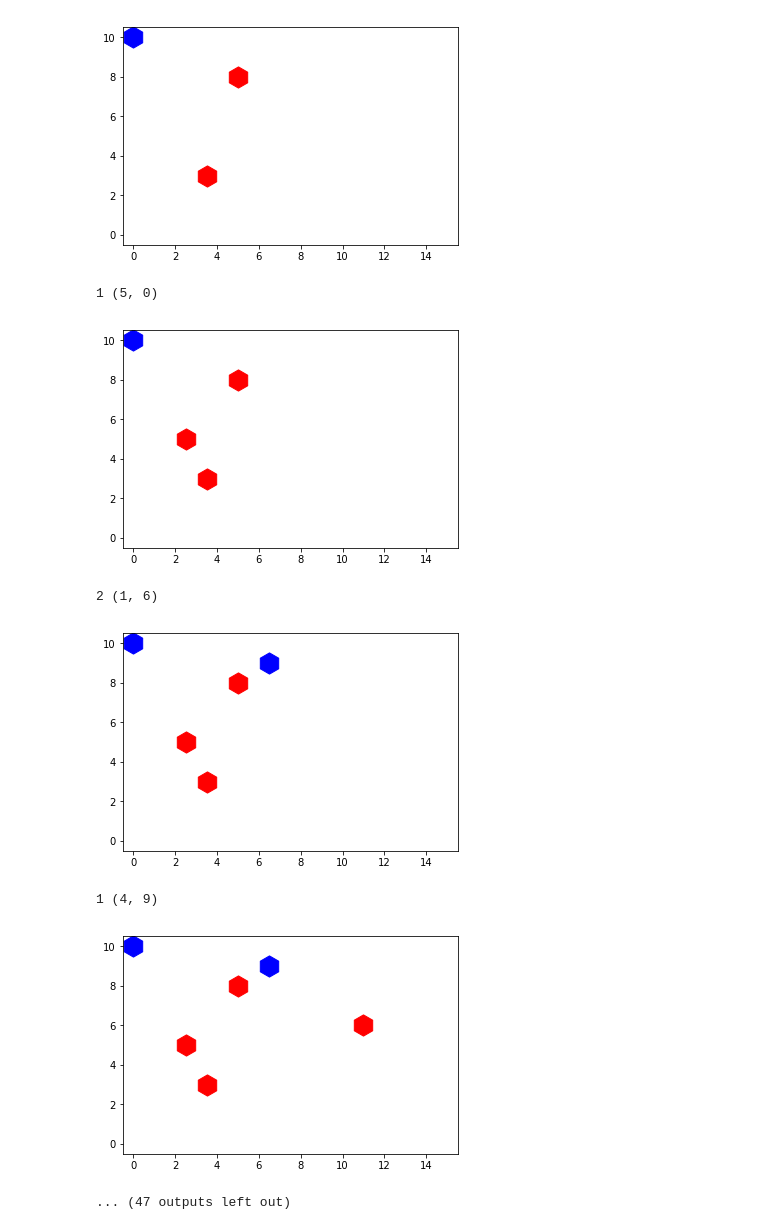
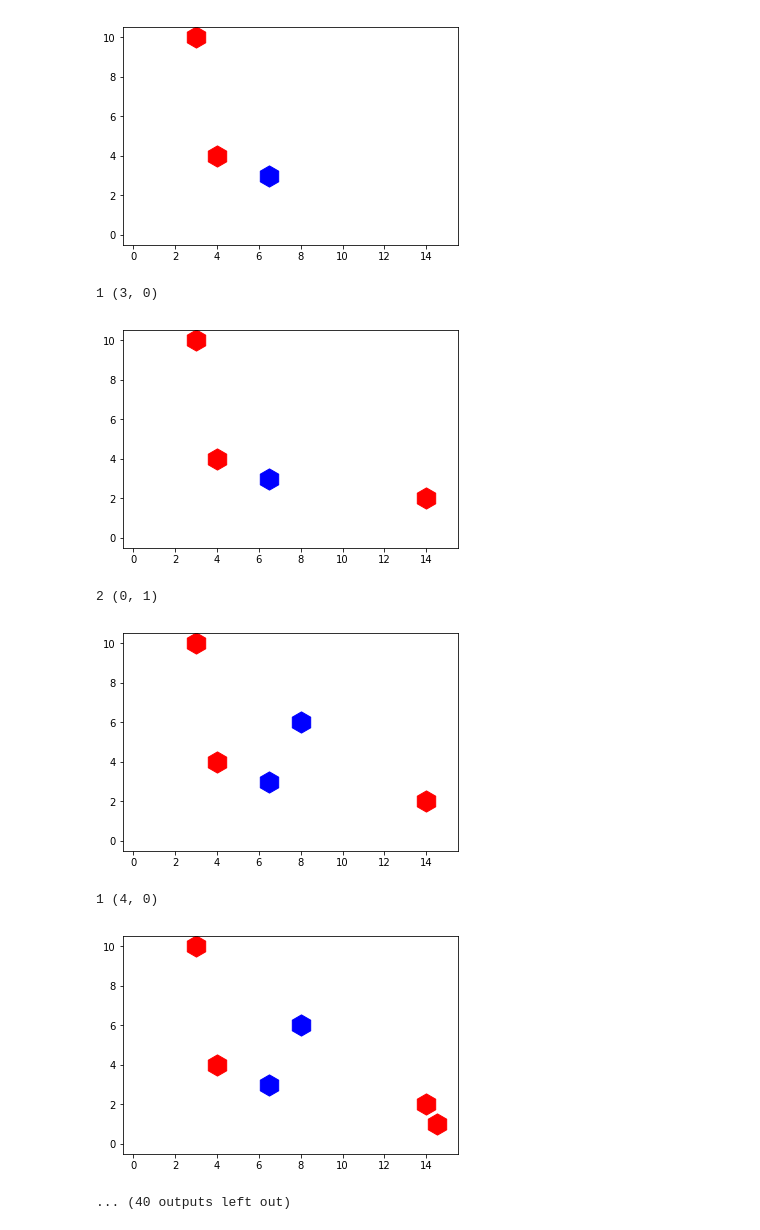
Before and after one commit to ibalejandro/ai_labs_hex_ai, a Jupyter notebook: hex_math.ipynb, the cells around one changed output. Saved outputs shown, nothing was run; the diff lists cells and outputs as text; code cells hidden in the pictures.

```diff
--- a/hex_math.ipynb
+++ b/hex_math.ipynb
@@ -135,15 +135,15 @@ for i in range(tam**2):
     if jugadorActual == 1:
         #####!! accion = Agente_Nombre1_Nombre2(estado,jugadorActual)
          #Para efectos del ejemplo genera una accion aleatoria, esta puede repetir lugar porque esta comentada la parte que lo chequea
-        accionEj = Pos1Dto2D(lugares[i],tam)
-        #accionEj = agente.get_action_to_take(estado,jugadorActual)
+        #accionEj = Pos1Dto2D(lugares[i],tam)
+        accionEj = agente.get_action_to_take(estado,jugadorActual)
         print(jugadorActual, accionEj)
         tableroJug1.ActualizarGrafo(accionEj)
     else:
         #####!! accion = Agente_Nombre3_Nombre4(estado,jugadorActual)
          #Para efectos del ejemplo genera una accion aleatoria, esta puede repetir lugar porque esta comentada la parte que lo chequea
-        accionEj = Pos1Dto2D(lugares[i],tam)
-        #accionEj = agente.get_action_to_take(estado,jugadorActual)
+        #accionEj = Pos1Dto2D(lugares[i],tam)
+        accionEj = agente.get_action_to_take(estado,jugadorActual)
         print(jugadorActual, accionEj)
         tableroJug2.ActualizarGrafo(accionEj)
 
@@ -198,12 +198,12 @@ for i in range(tam**2):
 2 (0, 0)
-[figure, old version]
+[figure, new version]
-1 (5, 0)
+1 (3, 0)
-[figure, old version]
+[figure, new version]
-2 (1, 6)
+2 (0, 1)
-[figure, old version]
+[figure, new version]
-1 (4, 9)
+1 (4, 0)
-[figure, old version]
+[figure, new version]
-... (47 outputs left out)
+... (40 outputs left out)
 # %%
 start = time.time()
 cont = 0
```
Also changed, not shown: parts of 2 cells of this notebook, 2 other files.
